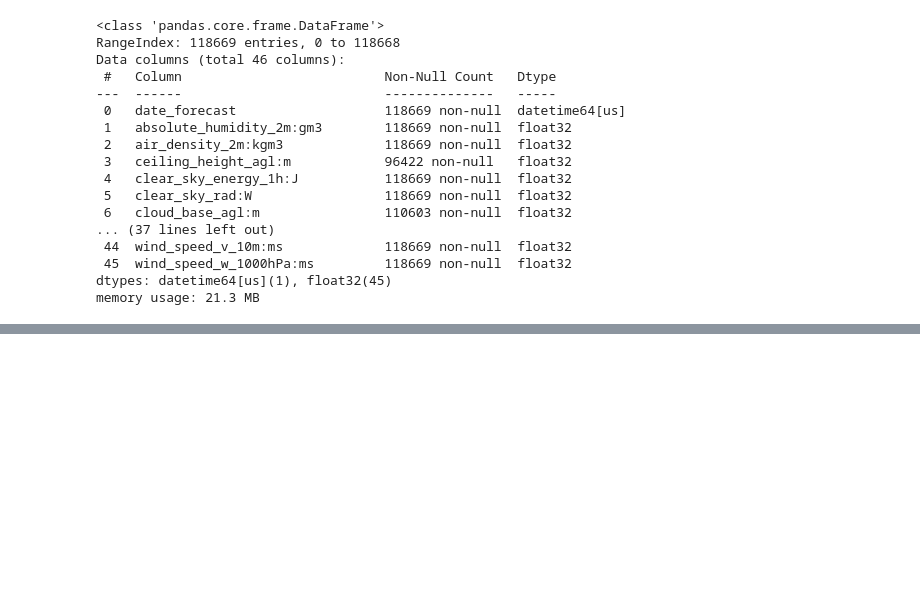
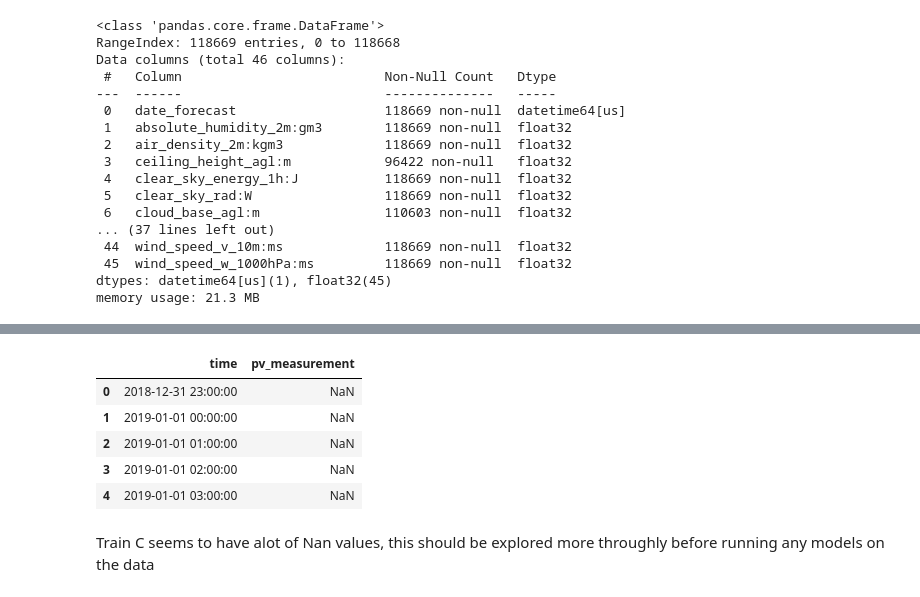
Before and after one commit to MikaelShahly/TDT4173-Machine-Learning-Project-Task, a Jupyter notebook: data_analysis/exploratory_data_analysis.ipynb, the cells around one changed output, grey strips where cells are left out. Cells and saved outputs as stored; diff of their text form; code cells hidden in the pictures; blank space fills up the shorter version.

```diff
--- a/data_analysis/exploratory_data_analysis.ipynb
+++ b/data_analysis/exploratory_data_analysis.ipynb
@@ -74,0 +178,11 @@ memory usage: 21.3 MB
+# %%
+train_c.head()
+# %% [output]
+|  | time | pv_measurement |
+| 0 | 2018-12-31 23:00:00 | NaN |
+| 1 | 2019-01-01 00:00:00 | NaN |
+| 2 | 2019-01-01 01:00:00 | NaN |
+| 3 | 2019-01-01 02:00:00 | NaN |
+| 4 | 2019-01-01 03:00:00 | NaN |
+# %% [markdown]
+Train C seems to have alot of Nan values, this should be explored more throughly before running any models on the data
```
Also changed, not shown: parts of 14 cells of this notebook, 1 other file.
